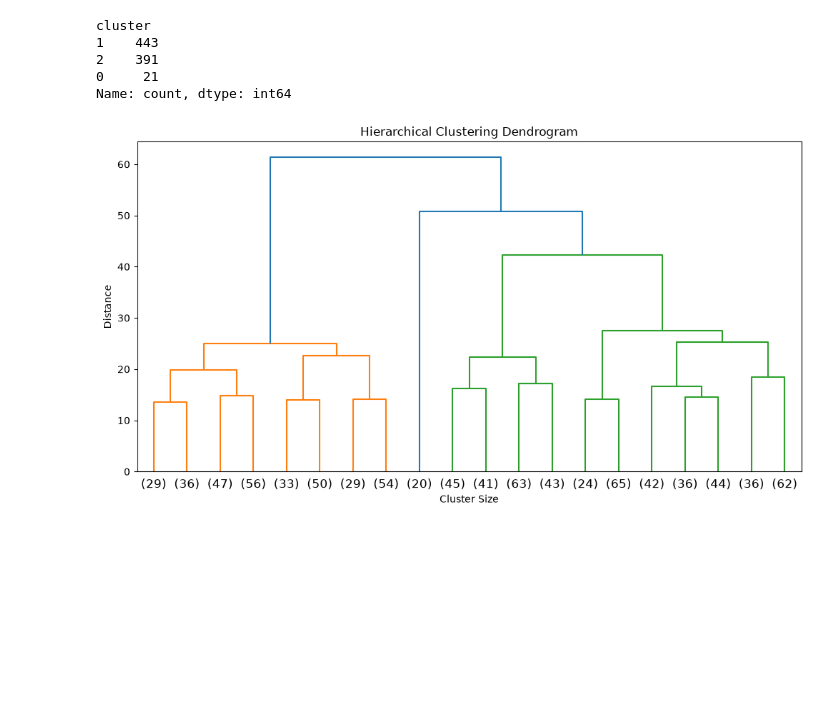
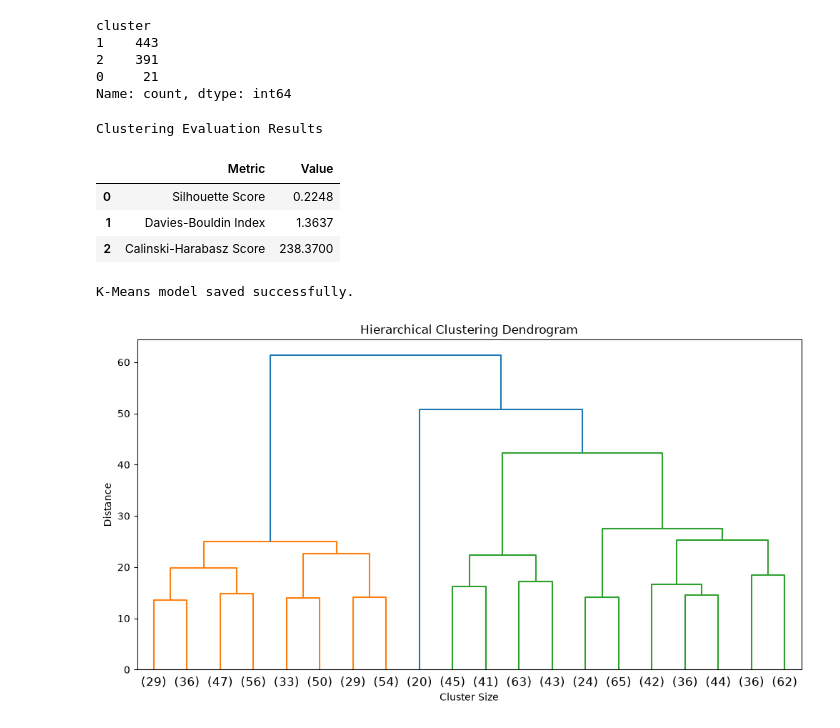
Before and after one commit to JEFFRINMERINO/Buyer_Segmentation_Real_Estate, a Jupyter notebook: notebooks/05_Clustering.ipynb, the cells around one changed output. Saved outputs shown, nothing was run; the diff lists cells and outputs as text; code cells hidden in the pictures; blank space fills up the shorter version.

Commit message:
feat: add clustering evaluation metrics and persist trained models

```diff
--- a/notebooks/05_Clustering.ipynb
+++ b/notebooks/05_Clustering.ipynb
@@ -124,6 +124,52 @@ cluster
 2    391
 0     21
 Name: count, dtype: int64
+# %%
+from sklearn.metrics import (
+    silhouette_score,
+    davies_bouldin_score,
+    calinski_harabasz_score
+)
+
+# Clustering evaluation metrics
+silhouette = silhouette_score(X, clusters)
+davies = davies_bouldin_score(X, clusters)
+calinski = calinski_harabasz_score(X, clusters)
+
+evaluation = pd.DataFrame({
+    'Metric': [
+        'Silhouette Score',
+        'Davies-Bouldin Index',
+        'Calinski-Harabasz Score'
+    ],
+    'Value': [
+        round(silhouette, 4),
+        round(davies, 4),
+        round(calinski, 2)
+    ]
+})
+
+print('Clustering Evaluation Results')
+display(evaluation)
+# %% [output]
+Clustering Evaluation Results
+|  | Metric | Value |
+| 0 | Silhouette Score | 0.2248 |
+| 1 | Davies-Bouldin Index | 1.3637 |
+| 2 | Calinski-Harabasz Score | 238.3700 |
+# %%
+import joblib
+import os
+
+# Create models directory if it does not exist
+os.makedirs('../models', exist_ok=True)
+
+# Save the trained model
+joblib.dump(kmeans, '../models/kmeans_model.pkl')
+
+print('K-Means model saved successfully.')
+# %% [output]
+K-Means model saved successfully.
 # %%
 pca = PCA(n_components=2)
 
```
Also changed, not shown: 1 other file.
